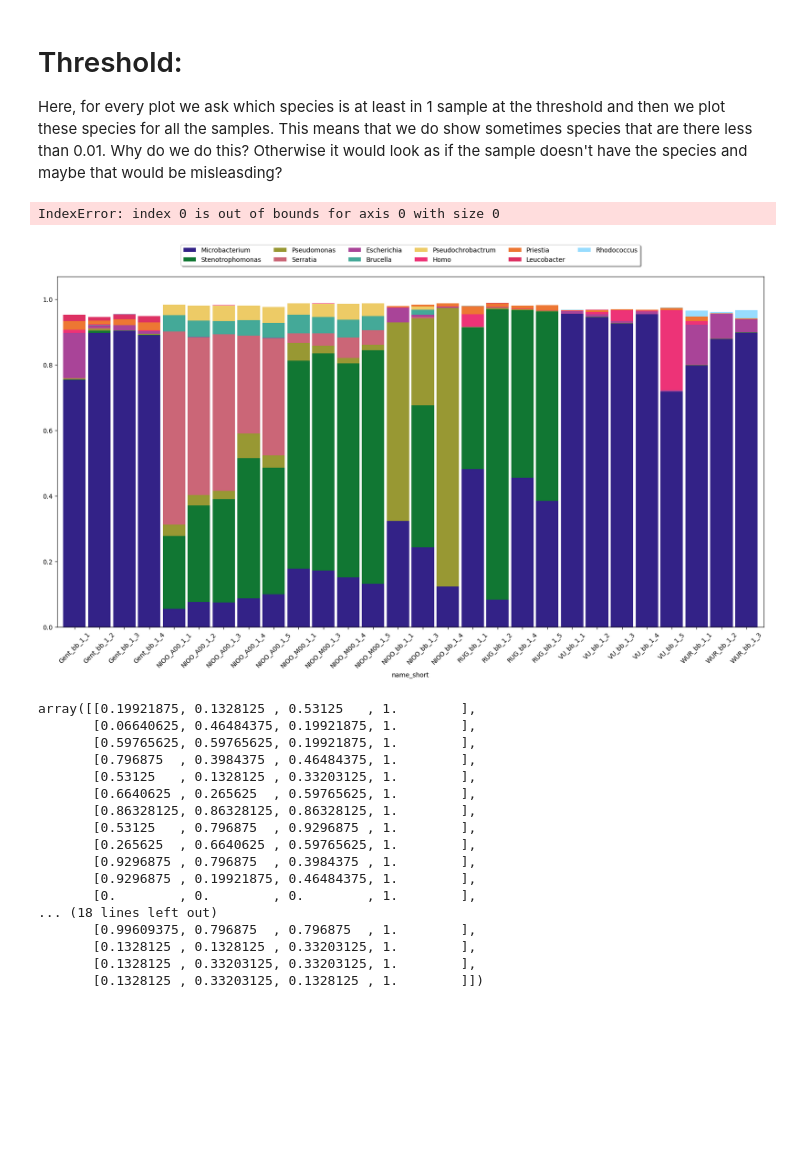
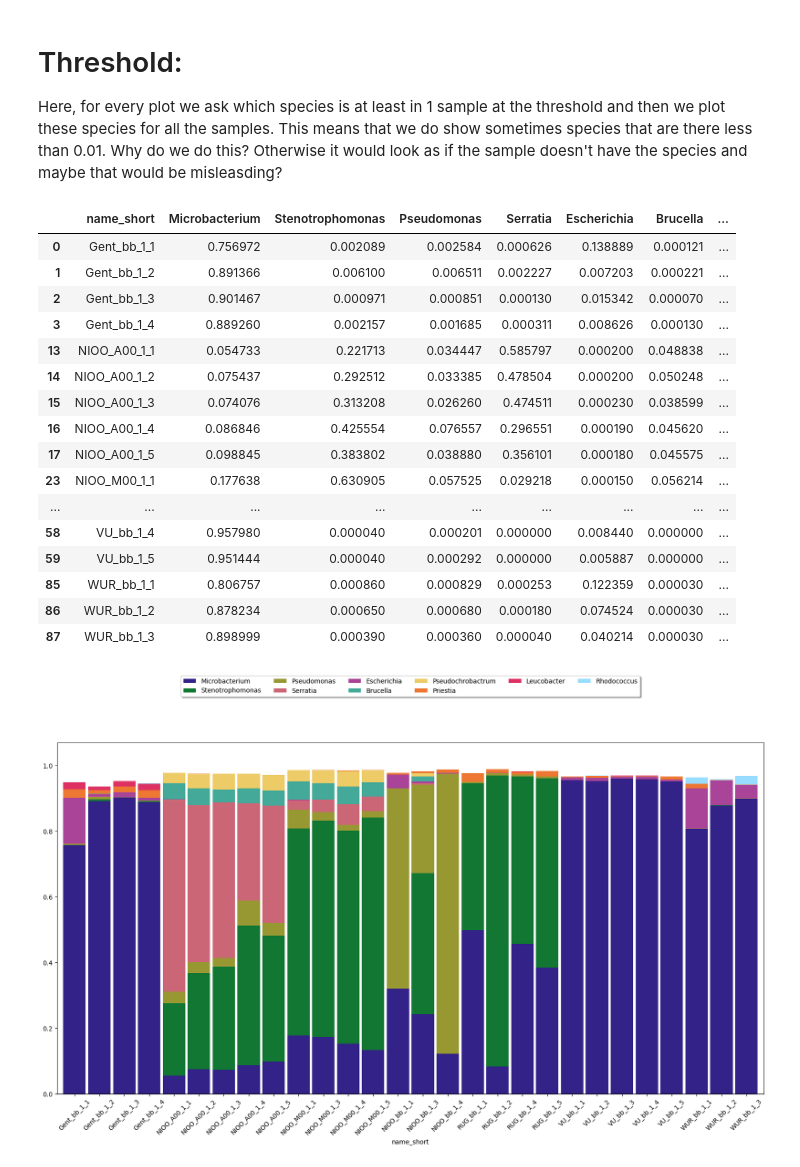
Before and after one commit to Easybel/HostMicrobiomeEvol, a Jupyter notebook: Metagenomics/2_Analysis/M2_Abundancy_Plot.ipynb, the cells around one changed output. Cells and saved outputs as stored; diff of their text form; code cells hidden in the pictures; blank space fills up the shorter version.

```diff
--- a/Metagenomics/2_Analysis/M2_Abundancy_Plot.ipynb
+++ b/Metagenomics/2_Analysis/M2_Abundancy_Plot.ipynb
@@ -15,10 +15,9 @@ genus_descending = np.load('/home/isabel/Documents/postDoc_Amsterdam/B_BioInfo/1
 # %%
 # read in data to panda
 
-InPath="/home/isabel/Documents/postDoc_Amsterdam/1_EvolWormJourney/1_Genomics/2_EvolGenomics/2_Metagenomics/1_taxonomy/"
-#file="motus_Merge_genus_032024_0.01minFrac_FromPY"
-file="KraBracken_DBstandard_042024_0minFrac_genus_FromPY"
-#file="KraBracken_DBplusPf_042024_0.01minFrac_genus_FromPY"
+InPath="/home/isabel/Documents/postDoc_Amsterdam/1_EvolWormJourney/1_Genomics/2_EvolGenomics/2_Metagenomics/1_taxonomy/3_FinalAbunData/"
+
+file="KraBracken_DBplusPf_062024_0.01minFrac_genus_FromPY"
 
 df=pd.read_csv(InPath+file+".csv",delimiter=",")
 
@@ -73,57 +72,48 @@ for i in range(len(genus_descending)):
 # %%
 ##PLOT
 
 # get the names and the values and then sort both
 df_plot_Here = df_plot[['name_short'] + list(genus_descending[species_idx])]
 finalColors_Here = goodColors[species_idx]
 
 # Generate some sequential data
 sampleNames=df_plot_Here['name_short']
 
 
 #fig, ax1 = plt.subplots(figsize=(20,5))
 # create stacked bar chart for monthly temperatures
 ax1 = df_plot_Here.plot.bar(x='name_short', stacked=True, figsize=(20,10), width=0.9, color=finalColors_Here)
 ax1.legend([],[], frameon=False)
 
 
-ax1.legend(loc='upper center', bbox_to_anchor=(0.5, 1.1),
+ax1.legend(loc='upper center', bbox_to_anchor=(0.5, 1.2),
           ncol=6, fancybox=True, shadow=True)
 
 
 #ax.set_ylim(0,500)
 #ax1.set_xticks([0,1,2,3,4])
 ax1.set_xticklabels(sampleNames,rotation=45)
 #ax1.set_xlim([-1,5])
 ax1.set_ylim([0,1.07])
 #plt.savefig('/home/isabel/Documents/postDoc_Amsterdam/1_EvolWormJourney/1_Genomics/2_EvolGenomics/2_Metagenomics/1_taxonomy/plots/' + "AllSamples_week1" + '_legend.svg',
  #           dpi=200)
 df_plot_Here
-
-aa = df_plot_Here[df_plot_Here["name_short"]=="Gent_bb_15_2"]
-aa_clean = aa.drop(['name_short'],axis=1)
-aaa = np.array(aa_clean.values)
-aaa[0].sum()
 # %% [output]
-IndexError: index 0 is out of bounds for axis 0 with size 0
+|  | name_short | Microbacterium | Stenotrophomonas | Pseudomonas | Serratia | Escherichia | Brucella | ... |
+| 0 | Gent_bb_1_1 | 0.756972 | 0.002089 | 0.002584 | 0.000626 | 0.138889 | 0.000121 | ... |
+| 1 | Gent_bb_1_2 | 0.891366 | 0.006100 | 0.006511 | 0.002227 | 0.007203 | 0.000221 | ... |
+| 2 | Gent_bb_1_3 | 0.901467 | 0.000971 | 0.000851 | 0.000130 | 0.015342 | 0.000070 | ... |
+| 3 | Gent_bb_1_4 | 0.889260 | 0.002157 | 0.001685 | 0.000311 | 0.008626 | 0.000130 | ... |
+| 13 | NIOO_A00_1_1 | 0.054733 | 0.221713 | 0.034447 | 0.585797 | 0.000200 | 0.048838 | ... |
+| 14 | NIOO_A00_1_2 | 0.075437 | 0.292512 | 0.033385 | 0.478504 | 0.000200 | 0.050248 | ... |
+| 15 | NIOO_A00_1_3 | 0.074076 | 0.313208 | 0.026260 | 0.474511 | 0.000230 | 0.038599 | ... |
+| 16 | NIOO_A00_1_4 | 0.086846 | 0.425554 | 0.076557 | 0.296551 | 0.000190 | 0.045620 | ... |
+| 17 | NIOO_A00_1_5 | 0.098845 | 0.383802 | 0.038880 | 0.356101 | 0.000180 | 0.045575 | ... |
+| 23 | NIOO_M00_1_1 | 0.177638 | 0.630905 | 0.057525 | 0.029218 | 0.000150 | 0.056214 | ... |
+| ... | ... | ... | ... | ... | ... | ... | ... | ... |
+| 58 | VU_bb_1_4 | 0.957980 | 0.000040 | 0.000201 | 0.000000 | 0.008440 | 0.000000 | ... |
+| 59 | VU_bb_1_5 | 0.951444 | 0.000040 | 0.000292 | 0.000000 | 0.005887 | 0.000000 | ... |
+| 85 | WUR_bb_1_1 | 0.806757 | 0.000860 | 0.000829 | 0.000253 | 0.122359 | 0.000030 | ... |
+| 86 | WUR_bb_1_2 | 0.878234 | 0.000650 | 0.000680 | 0.000180 | 0.074524 | 0.000030 | ... |
+| 87 | WUR_bb_1_3 | 0.898999 | 0.000390 | 0.000360 | 0.000040 | 0.040214 | 0.000030 | ... |
-[figure, old version]
+[figure, new version]
-# %%
-goodColors
-# %% [output]
-array([[0.19921875, 0.1328125 , 0.53125   , 1.        ],
-       [0.06640625, 0.46484375, 0.19921875, 1.        ],
-       [0.59765625, 0.59765625, 0.19921875, 1.        ],
-       [0.796875  , 0.3984375 , 0.46484375, 1.        ],
-       [0.53125   , 0.1328125 , 0.33203125, 1.        ],
-       [0.6640625 , 0.265625  , 0.59765625, 1.        ],
-       [0.86328125, 0.86328125, 0.86328125, 1.        ],
-       [0.53125   , 0.796875  , 0.9296875 , 1.        ],
-       [0.265625  , 0.6640625 , 0.59765625, 1.        ],
-       [0.9296875 , 0.796875  , 0.3984375 , 1.        ],
-       [0.9296875 , 0.19921875, 0.46484375, 1.        ],
-       [0.        , 0.        , 0.        , 1.        ],
-... (18 lines left out)
-       [0.99609375, 0.796875  , 0.796875  , 1.        ],
-       [0.1328125 , 0.1328125 , 0.33203125, 1.        ],
-       [0.1328125 , 0.33203125, 0.33203125, 1.        ],
-       [0.1328125 , 0.33203125, 0.1328125 , 1.        ]])
```
Also changed, not shown: parts of 1 cell of this notebook, 4 other files.
